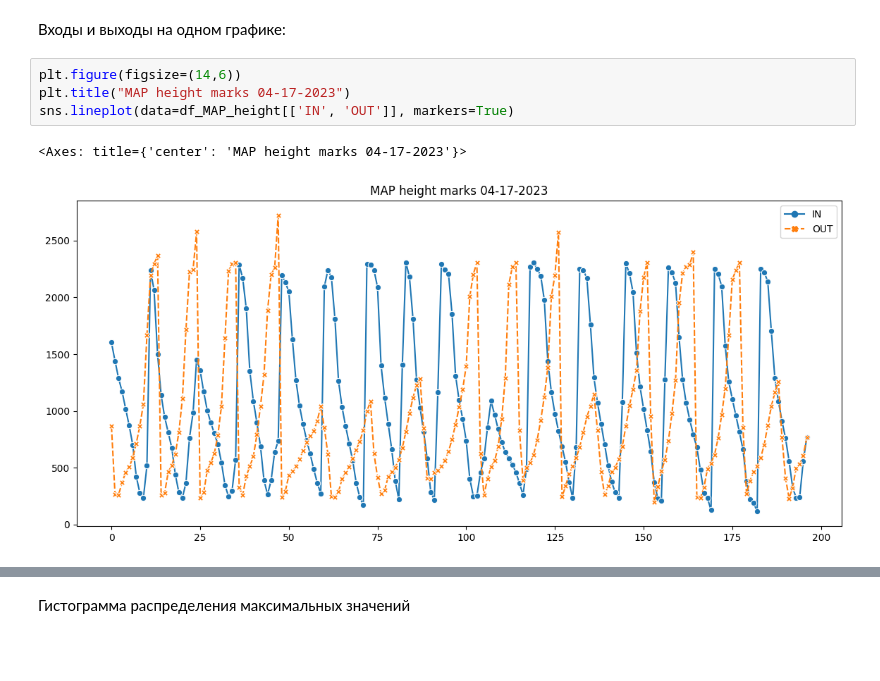
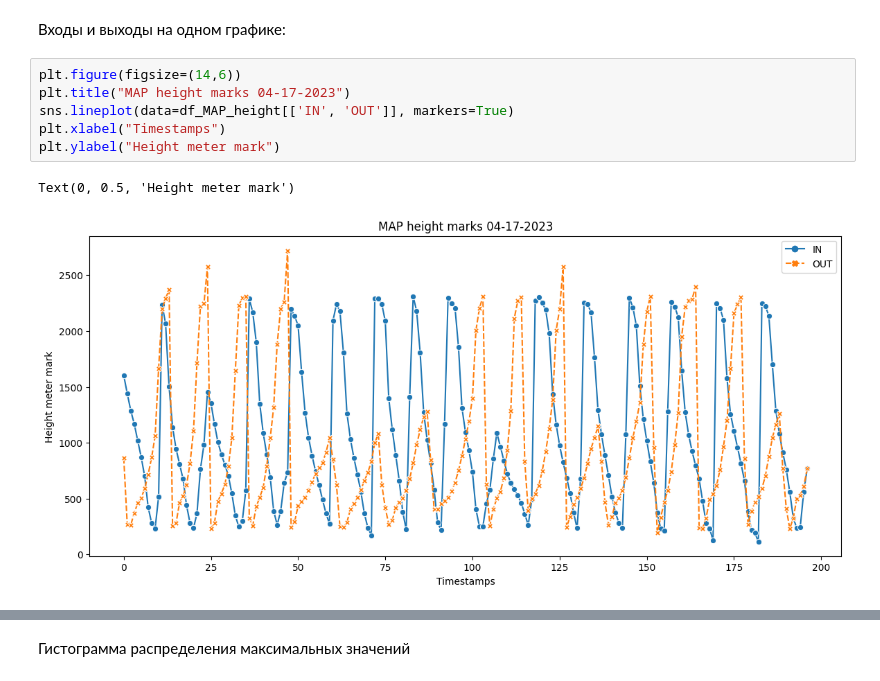
Before and after one commit to maroonOcat/height, a Jupyter notebook: height_detector.ipynb, the cells around one changed output, grey strips where cells are left out. Cells and saved outputs as stored; diff of their text form; blank space fills up the shorter version.

```diff
--- a/height_detector.ipynb
+++ b/height_detector.ipynb
@@ -99,7 +99,9 @@ mean_MAP_out = df_MAP_description.loc['mean', 'OUT_MAX']
 # %%
 plt.figure(figsize=(14,6))
 plt.title("MAP height marks 04-17-2023")
 sns.lineplot(data=df_MAP_height[['IN', 'OUT']], markers=True)
+plt.xlabel("Timestamps")
+plt.ylabel("Height meter mark")
 # %% [output]
-<Axes: title={'center': 'MAP height marks 04-17-2023'}>
+Text(0, 0.5, 'Height meter mark')
-[figure, old version]
+[figure, new version]
```
Also changed, not shown: parts of 37 cells of this notebook.
